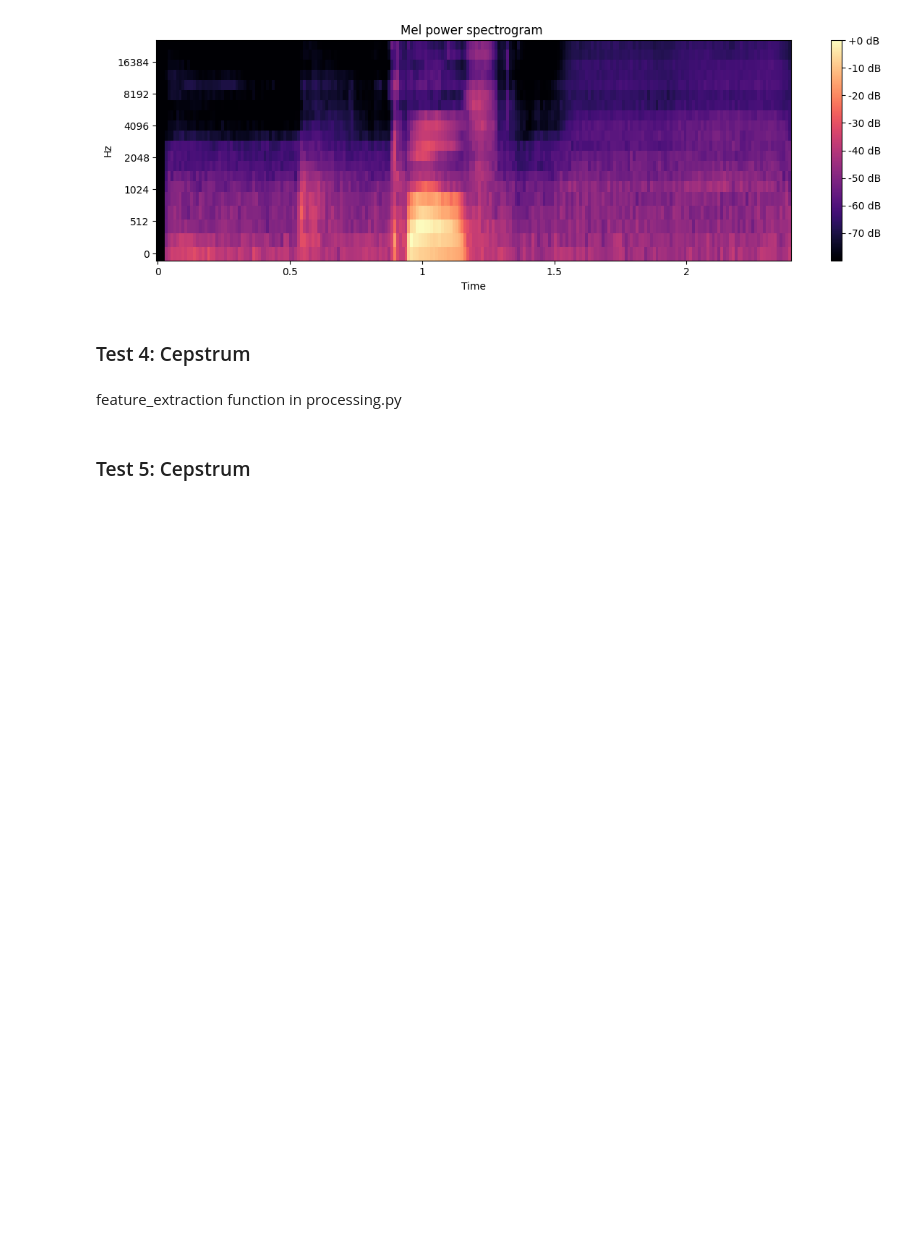
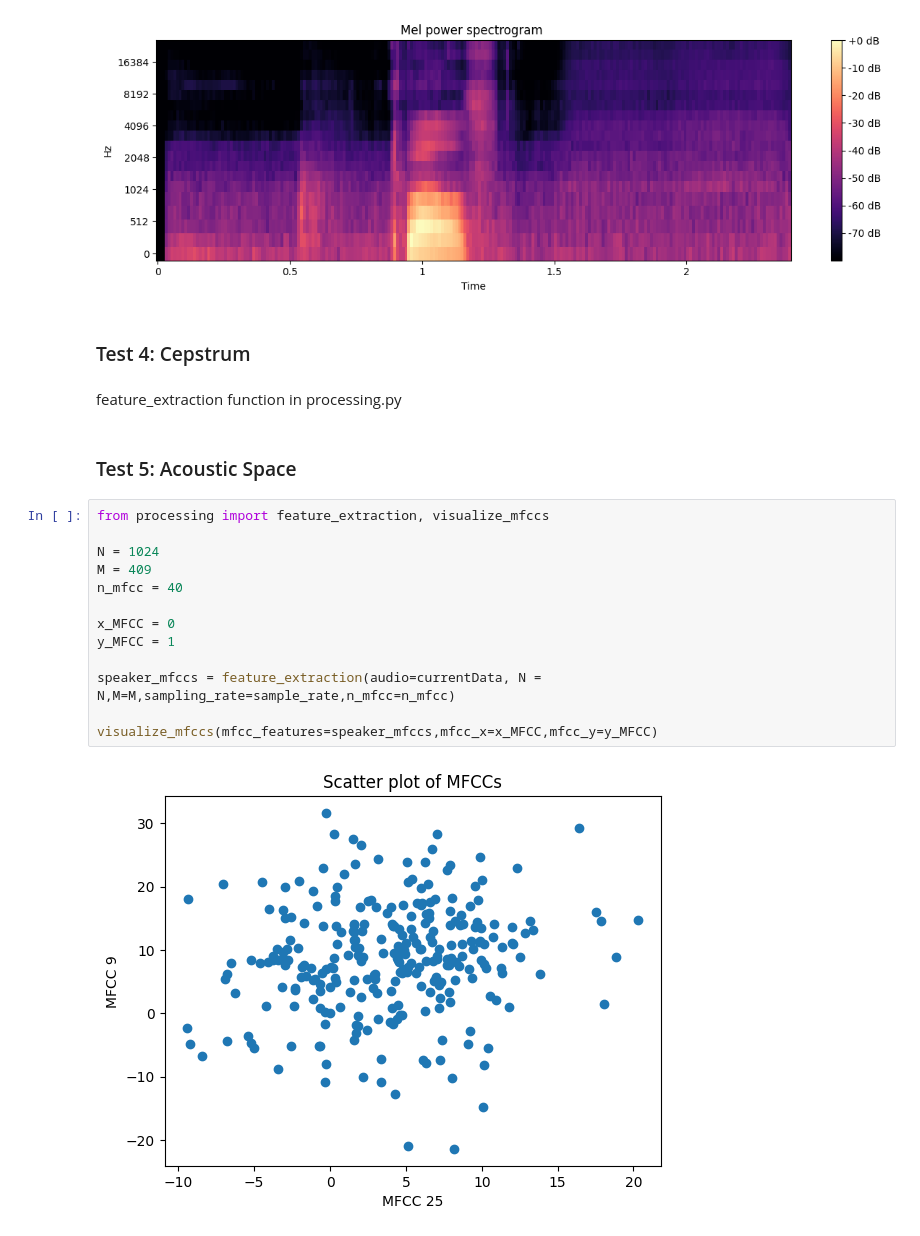
Before and after one commit to Th3RandyMan/Speaker-Recognition, a Jupyter notebook: Tests.ipynb, the cells around one changed output. Cells and saved outputs as stored; diff of their text form; blank space fills up the shorter version.

Commit message:
implemented test 5

```diff
--- a/Tests.ipynb
+++ b/Tests.ipynb
@@ -187,4 +187,19 @@ plt.show()
 # %% [markdown]
 feature_extraction function in processing.py
 # %% [markdown]
-### Test 5: Cepstrum
+### Test 5: Acoustic Space
+# %%
+from processing import feature_extraction, visualize_mfccs
+
+N = 1024
+M = 409
+n_mfcc = 40
+
+x_MFCC = 0
+y_MFCC = 1
+
+speaker_mfccs = feature_extraction(audio=currentData, N = N,M=M,sampling_rate=sample_rate,n_mfcc=n_mfcc)
+
+visualize_mfccs(mfcc_features=speaker_mfccs,mfcc_x=x_MFCC,mfcc_y=y_MFCC)
+# %% [output]
+[figure, added]
```
Also changed, not shown: 1 other file.
